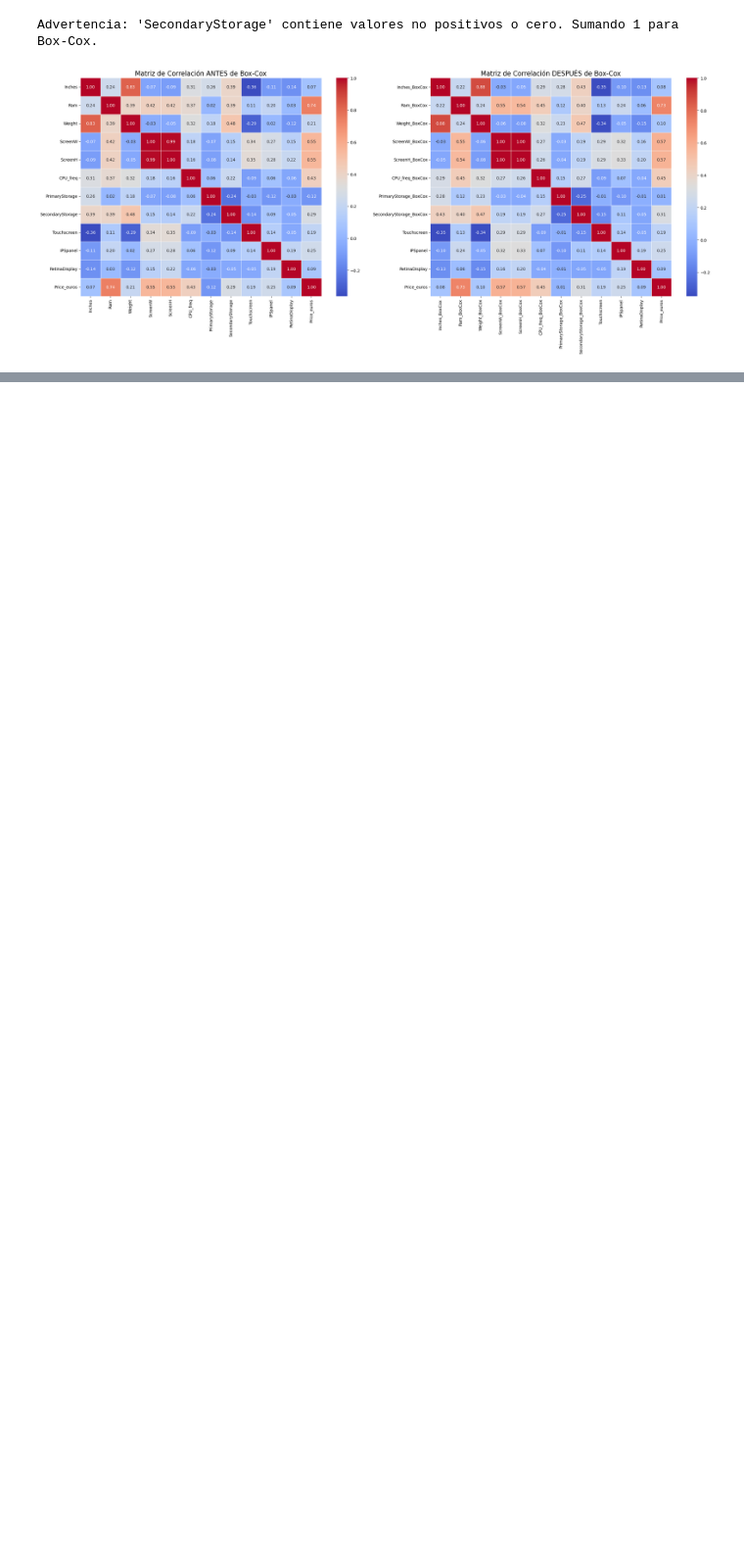
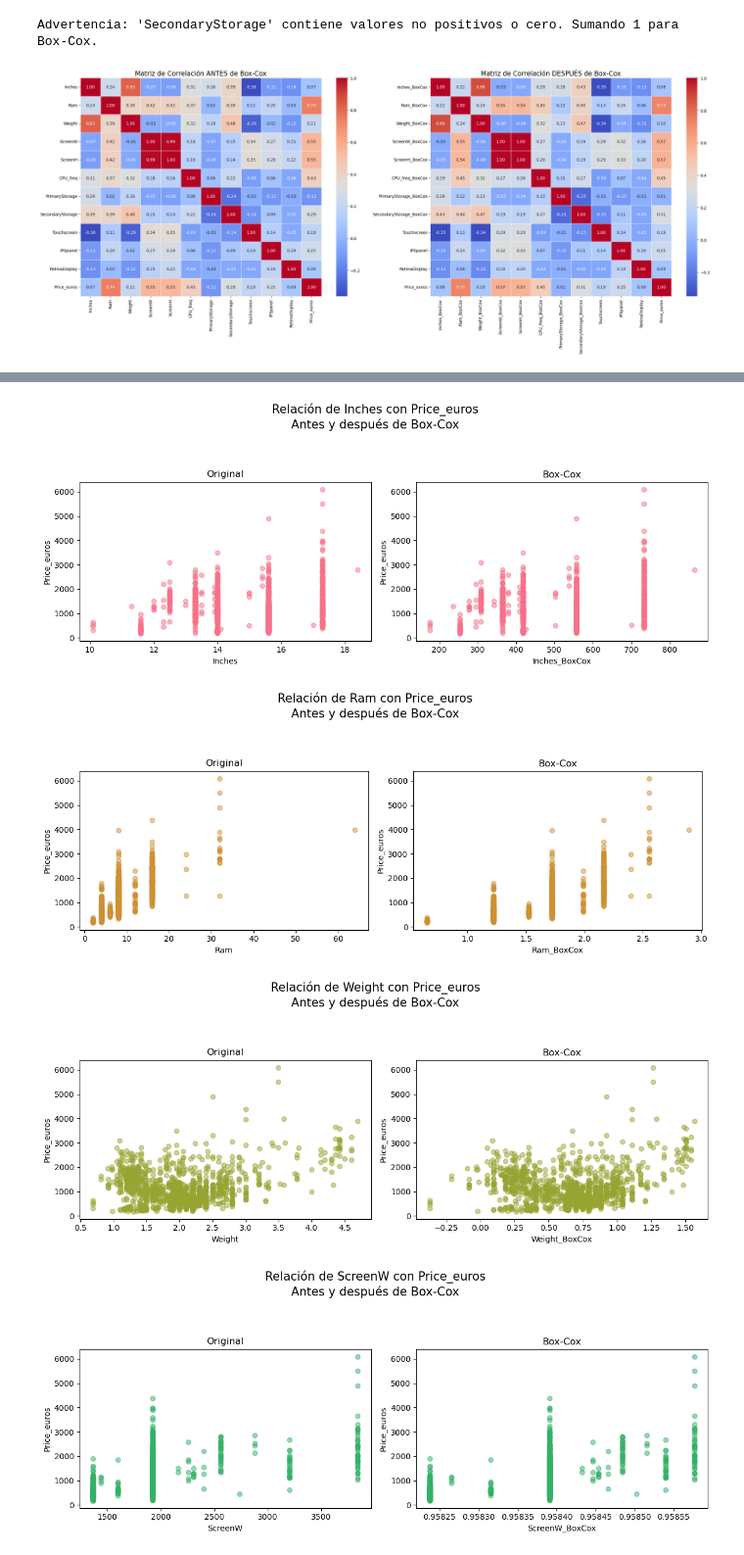
Before and after one commit to 31Victor45/Laptop_Multiple_Linear_Regretion_and_Recomendator, a Jupyter notebook: 3-Analisis_exploratorio_datos/2-EDA_para_variables_numericas/2-EDA_Transfomacion_Box-Cox.ipynb, the cells around one changed output, grey strips where cells are left out. Shown at 98% size. Cells and saved outputs as stored; diff of their text form; code cells hidden in the pictures; blank space fills up the shorter version.

```diff
--- a/3-Analisis_exploratorio_datos/2-EDA_para_variables_numericas/2-EDA_Transfomacion_Box-Cox.ipynb
+++ b/3-Analisis_exploratorio_datos/2-EDA_para_variables_numericas/2-EDA_Transfomacion_Box-Cox.ipynb
@@ -279,0 +282,29 @@ En el siguiente notebook corregiremos un problema de multicolinealidad que se pr
+# %%
+# Gráficos de dispersión de cada variable numérica respecto a Price_euros
+# Antes y después de Box-Cox, de a pares (lado a lado), usando un color distinto para cada variable
+
+for idx, feature in enumerate(numeric_features_original):
+    feature_boxcox = f"{feature}_BoxCox"
+    color = colors[idx]
+    fig, axes = plt.subplots(1, 2, figsize=(12, 5))
+    fig.suptitle(f'Relación de {feature} con Price_euros\nAntes y después de Box-Cox', fontsize=15)
+
+    # Antes de Box-Cox
+    axes[0].scatter(df_laptops[feature], df_laptops['Price_euros'], alpha=0.5, color=color)
+    axes[0].set_xlabel(feature)
+    axes[0].set_ylabel('Price_euros')
+    axes[0].set_title('Original')
+
+    # Después de Box-Cox
+    axes[1].scatter(df_laptops[feature_boxcox], df_laptops['Price_euros'], alpha=0.5, color=color)
+    axes[1].set_xlabel(feature_boxcox)
+    axes[1].set_ylabel('Price_euros')
+    axes[1].set_title('Box-Cox')
+
+    plt.tight_layout(rect=[0, 0.03, 1, 0.90])
+    plt.show()
+# %% [output]
+[figure, added]
+[figure, added]
+[figure, added]
+[figure, added]
```
Also changed, not shown: parts of 4 cells of this notebook.
